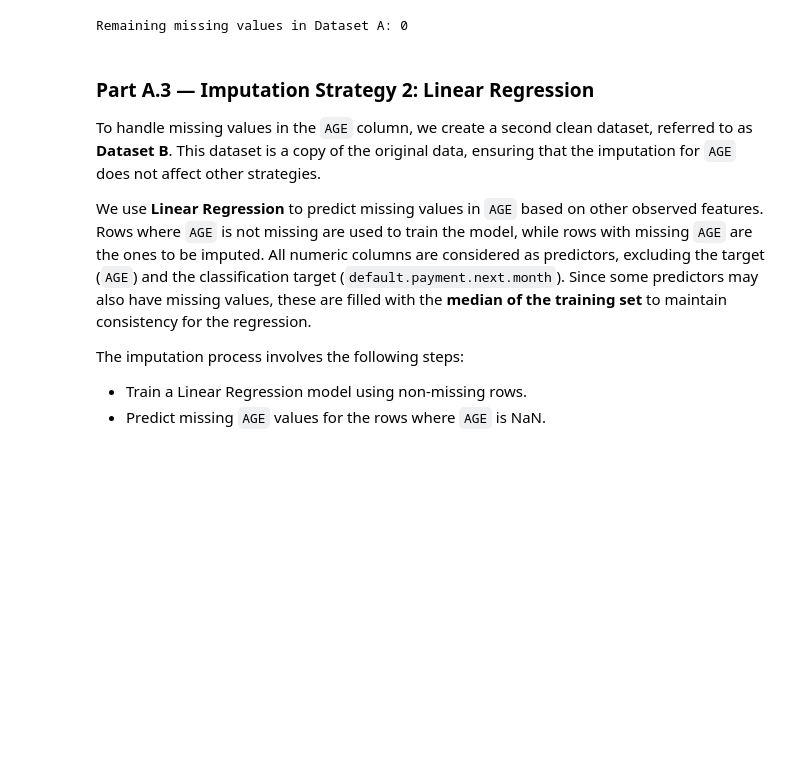
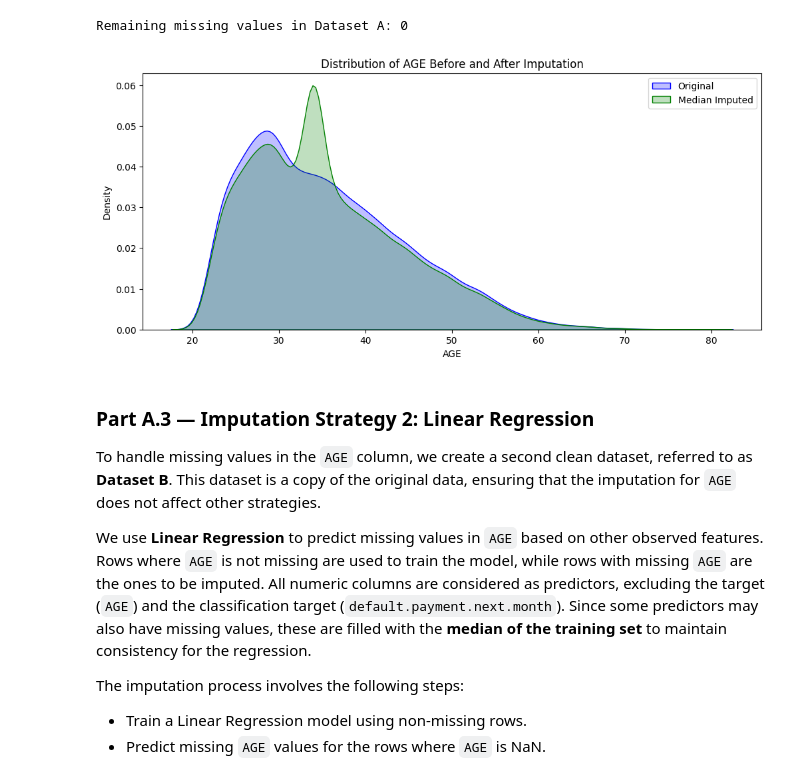
Before and after one commit to ghosharkaprava02/DA5401-Assignment6-Imputation, a Jupyter notebook: DA5401_Assignment6_DA25C003.ipynb, the cells around one changed output. Drawn from its saved outputs; the diff is of its cells as text; code cells hidden in the pictures; blank space fills up the shorter version.

```diff
--- a/DA5401_Assignment6_DA25C003.ipynb
+++ b/DA5401_Assignment6_DA25C003.ipynb
@@ -103,6 +103,28 @@ df_A.fillna(df_A.median(numeric_only=True), inplace=True)
 print("Remaining missing values in Dataset A:", df_A.isna().sum().sum())
 # %% [output]
 Remaining missing values in Dataset A: 0
+# %%
+import matplotlib.pyplot as plt
+import seaborn as sns
+
+col = 'AGE'
+plt.figure(figsize=(12,5))
+
+# Original distribution (with missing values)
+sns.kdeplot(df_orig[col], label='Original', fill=True, color='blue')
+
+# Median imputation
+df_median = df.copy()
+df_median[col] = df_median[col].fillna(df_median[col].median())
+sns.kdeplot(df_median[col], label='Median Imputed', fill=True, color='green')
+
+plt.title(f"Distribution of {col} Before and After Imputation")
+plt.xlabel(col)
+plt.ylabel("Density")
+plt.legend()
+plt.show()
+# %% [output]
+[figure, added]
 # %% [markdown]
 ### Part A.3 — Imputation Strategy 2: Linear Regression
 
```
Also changed, not shown: parts of 6 cells of this notebook.
